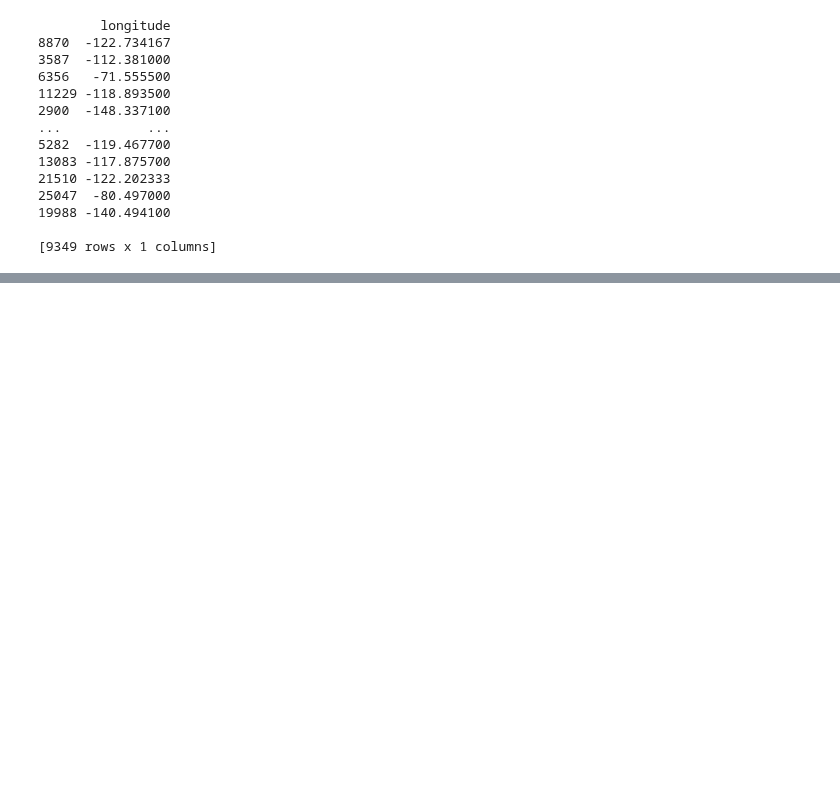
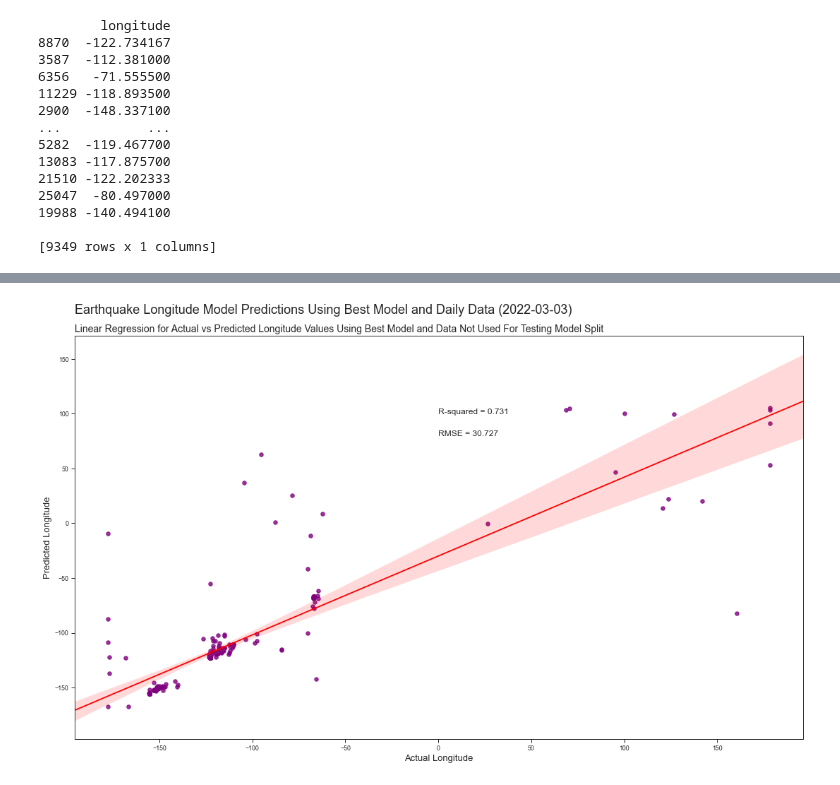
Before and after one commit to rromang/earthquake_modeling, a Jupyter notebook: noteboooks/ml_extratrees_lon.ipynb, the cells around one changed output, grey strips where cells are left out. Saved outputs shown, nothing was run; the diff lists cells and outputs as text; code cells hidden in the pictures; blank space fills up the shorter version.

```diff
--- a/noteboooks/ml_extratrees_lon.ipynb
+++ b/noteboooks/ml_extratrees_lon.ipynb
@@ -443,0 +466,6 @@ plt.show()
+# %%
+
+
+test_df['Unix Time'] = pd.to_datetime(test_df['time']).astype(int)/10**9
+cleaned_test_df = test_df.drop(columns=['id', 'nst','rms','magNst','net', 'time', 'magType', 'gap','dmin', 'updated', 'place', 'type', 'horizontalError', 'depthError', 'magError', 'status', 'locationSource', 'magSource'])
+cleaned_test_df
@@ -443,0 +497,14 @@ plt.show()
+# %%
+
+#establish features to be used in model. X will use: latitude, longitude, depth and unix time. Y will be magnitude
+X_test_data = cleaned_test_df.drop(['longitude'], axis = 1)
+
+y_test_data = cleaned_test_df[['longitude']]
+# %%
+
+pred_data_y = best_model.predict(X_test_data)
+# %%
+
+test_pred_data = cleaned_test_df
+test_pred_data['Predicted'] = pred_data_y
+test_pred_data
@@ -443,0 +525,26 @@ plt.show()
+# %%
+
+x = np.array(test_pred_data['longitude'])
+y = np.array(test_pred_data['Predicted'])
+
+sns.set_style('ticks')
+x,y = pd.Series(x, name="Actual"), pd.Series(y, name="Prediction")
+# sns.lmplot(x ='Actual', y ='Prediction', data = mag_pred_all, markers =['o'],  palette ='coolwarm')
+ax = sns.regplot(x=x, y=y, ci=95, truncate=False, scatter_kws={"s": 30, "color":'purple'}, line_kws={"color": "red"})
+ax.set_axisbelow(True)
+
+fig = plt.gcf()
+fig.set_size_inches(18.5, 10.5, forward=True)
+plt.ylabel('Predicted Longitude', fontsize=13)
+plt.xlabel('Actual Longitude',  fontsize=13)
+# Bigger title
+plt.suptitle('Earthquake Longitude Model Predictions Using Best Model and Daily Data (2022-03-03)', x=0.125, y=0.94, ha='left', fontsize=18)
+# Subtitle
+plt.title('Linear Regression for Actual vs Predicted Longitude Values Using Best Model and Data Not Used For Testing Model Split', loc='left', fontsize=14)
+plt.annotate("R-squared = {:.3f}".format(r2_score(x, y)), (0, 100),  fontsize=12)
+plt.annotate("RMSE = {:.3f}".format(rmse), (0, 80), fontsize=12)
+
+# fig.savefig('extratrees_mag_linear_sns.png', dpi=600)
+plt.show()
+# %% [output]
+[figure, added]
```
Also changed, not shown: parts of 14 cells of this notebook, 4 other files.
